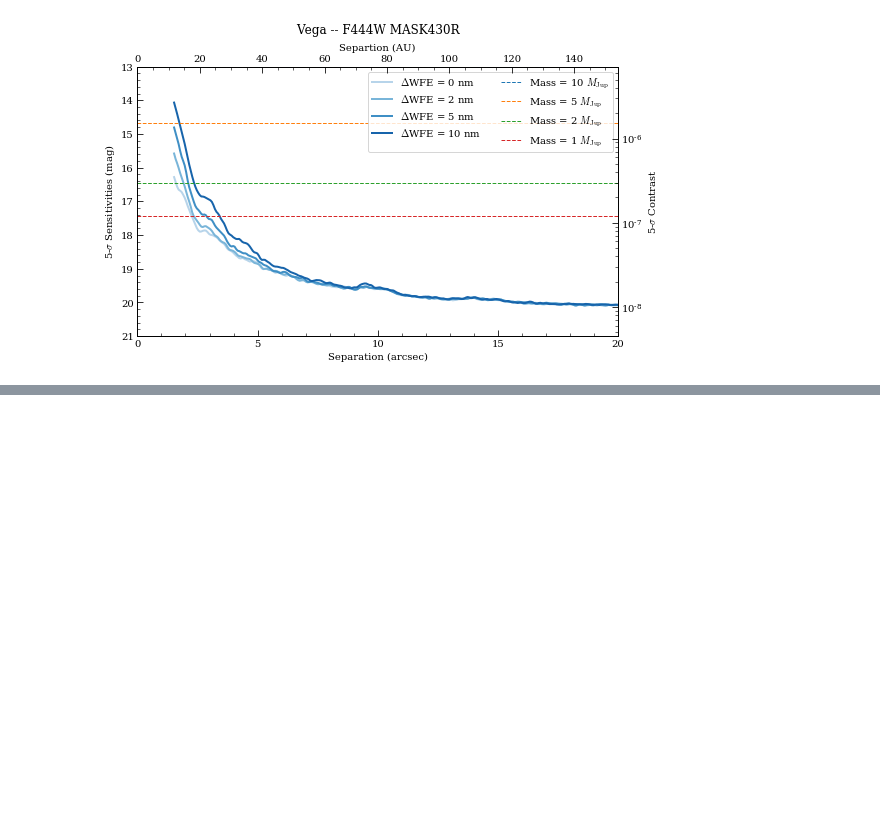
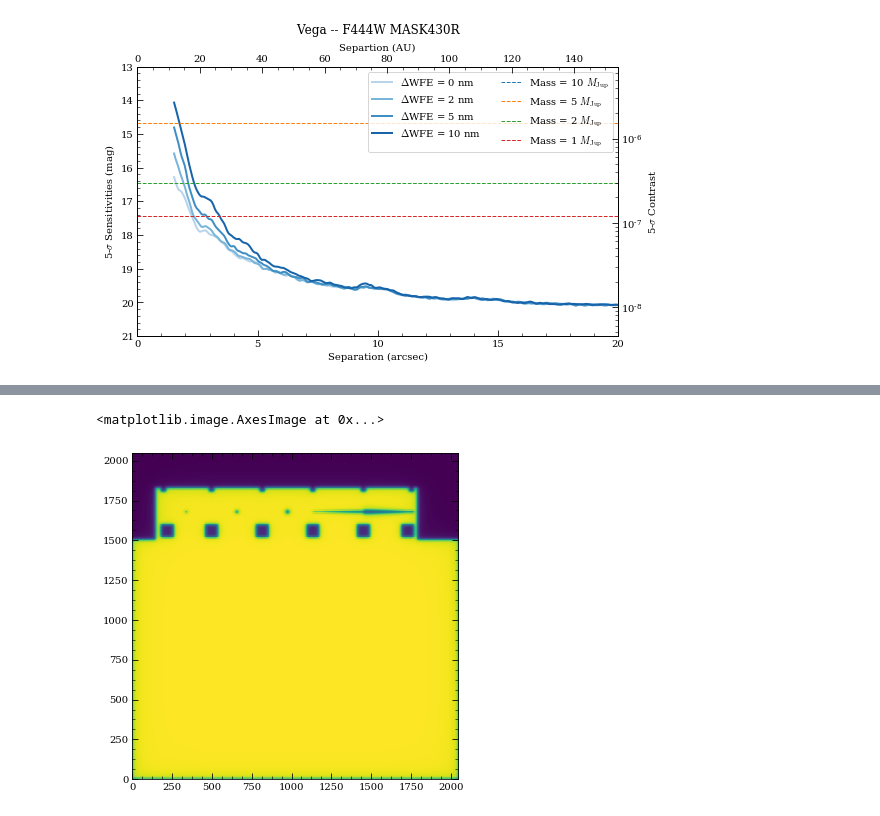
Before and after one commit to JarronL/pynrc, a Jupyter notebook: notebooks/GTO/NRC_GTO_Vega_part2.ipynb, the cells around one changed output, grey strips where cells are left out. Saved outputs shown, nothing was run; the diff lists cells and outputs as text; code cells hidden in the pictures; blank space fills up the shorter version.

```diff
--- a/notebooks/GTO/NRC_GTO_Vega_part2.ipynb
+++ b/notebooks/GTO/NRC_GTO_Vega_part2.ipynb
@@ -481,0 +552,47 @@ ascii.write(tbl, 'Exoplanets/'+fname+'.csv', format='csv')
+# %%
+# Select F444W with two rolls at PA of 70 and 80 degrees
+obs = obs2
+
+# PA values for each roll
+PA1, PA2 = (200, 210)
+roll_angle = np.abs(PA2-PA1)
+
+# Detector ID
+det = obs.Detectors[0]
+detid = det.detid
+
+# Detector size
+xpix, ypix = (obs.det_info['xpix'], obs.det_info['ypix'])
+
+# Dictionary of mask location info
+cdict = nrc_utils.coron_ap_locs(obs.module, obs.channel, obs.mask, full=True)
+
+# Location of mask in V2/V3 coords
+xc, yc = cdict['cen_V23']
+# Amount to shift (only need for full array observations)
+delx = xc - xpix/2
+dely = yc - ypix/2
+# %%
+# Add a random planet
+rtheta = (10, 45.0) # 10 arcsec radius at PA=45
+obs.kill_planets()
+obs.add_planet(mass=1, age=age, entropy=8, rtheta=rtheta, runits='arcsec')
+# %%
+# Make zodiacal background image
+from astropy.convolution import convolve_fft
+from scipy import fftpack
+
+# Take
+cmask = obs.mask_images['A5']
+im_zodi = cmask * obs.bg_zodi()
+
+# Convolve with PSF (coronagraphic mask sits behind Lyot stop)
+fov_pix = obs.psf_info['fov_pix']
+psf = nrc_utils.krebin(obs.psf_offaxis_over, (fov_pix,fov_pix))
+psf /= psf.sum()
+im_zodi = convolve_fft(im_zodi, psf, fftn=fftpack.fftn, ifftn=fftpack.ifftn, allow_huge=True)
+# %%
+plt.imshow(im_zodi)
+# %% [output]
+<matplotlib.image.AxesImage at 0x...>
+[figure, added]
```
Also changed, not shown: parts of 34 cells of this notebook, 4 other files.
